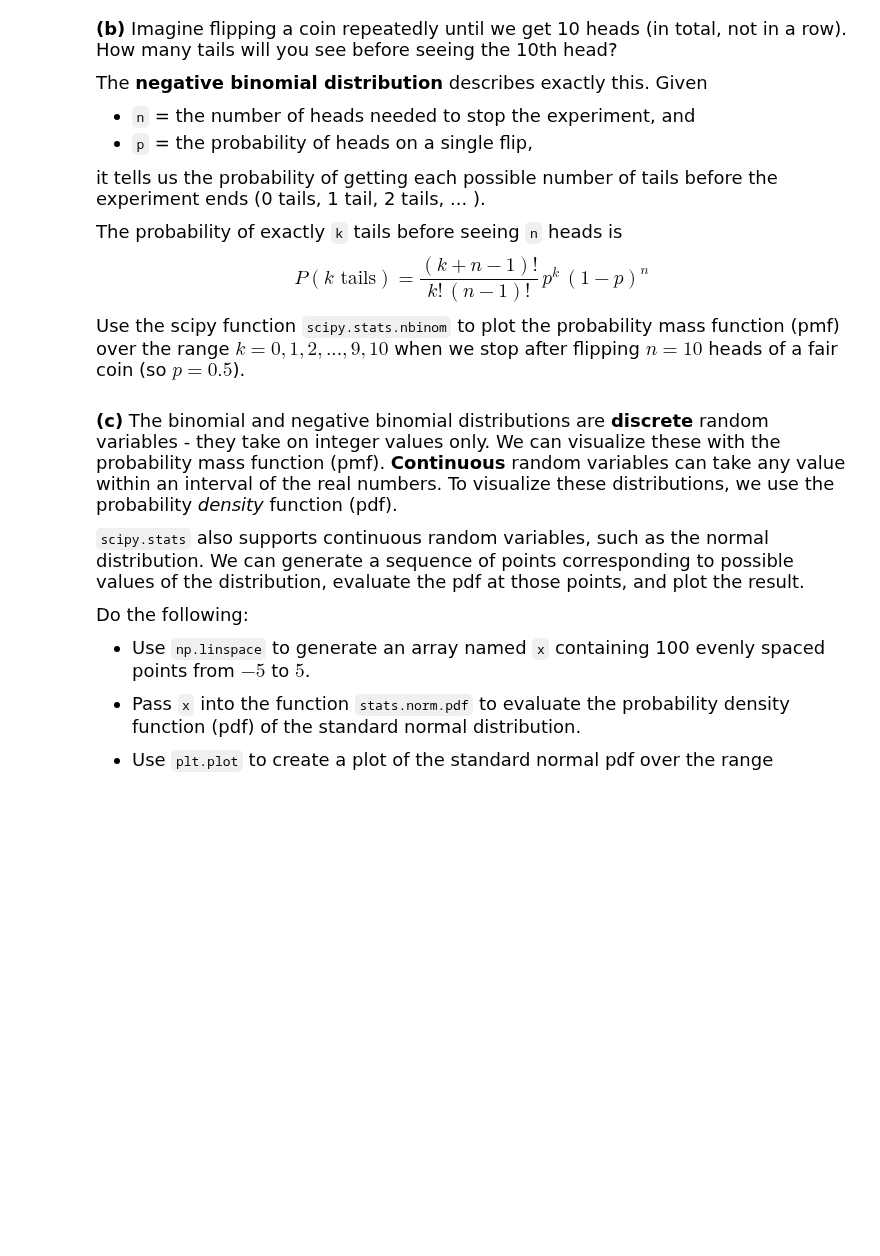
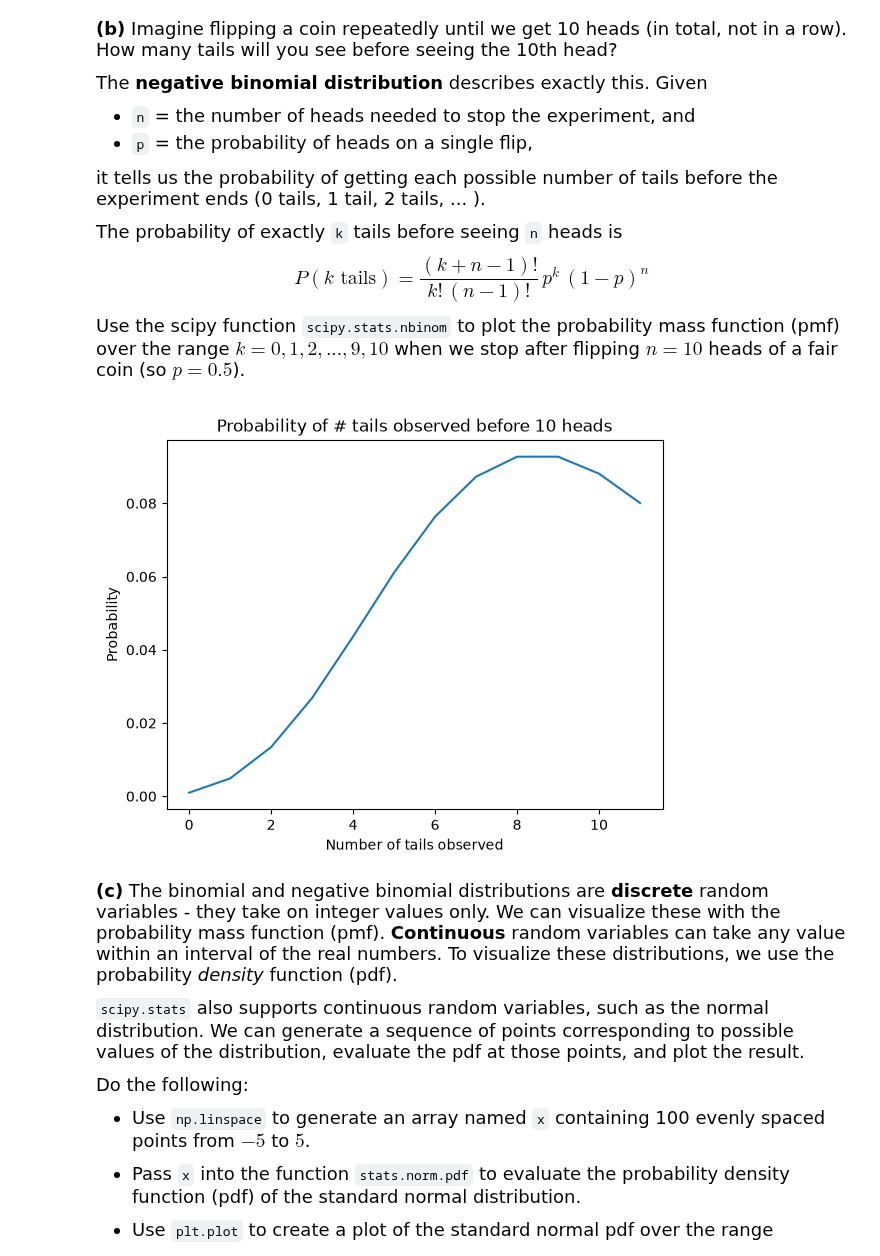
Before and after one commit to naomilai/datasci185fall2026, a Jupyter notebook: _assignments/assignment_3/Assignment3-v2.ipynb, the cells around one changed output. Saved outputs shown, nothing was run; the diff lists cells and outputs as text; code cells hidden in the pictures; blank space fills up the shorter version.

```diff
--- a/_assignments/assignment_3/Assignment3-v2.ipynb
+++ b/_assignments/assignment_3/Assignment3-v2.ipynb
@@ -43,6 +51,23 @@ $$P(k \text{ tails}) = \frac{(k+n-1)!}{k!\,(n-1)!}\, p^{k}\,(1-p)^{n}$$
 Use the scipy function `scipy.stats.nbinom` to plot the probability mass function (pmf) over the range $k=0, 1, 2, ..., 9, 10$ when we stop after flipping $n=10$ heads of a fair coin (so $p = 0.5$).
 # %%
 # your code here
+import matplotlib.pyplot as plt
+import scipy.stats as stats
+
+k = [0, 1, 2, 3, 4, 5, 6, 7,8, 9, 10, 11]
+p = 0.5
+n = 10
+
+pmf = stats.nbinom.pmf(k, n, p)
+
+
+plt.plot(k, pmf)
+plt.xlabel("Number of tails observed")
+plt.ylabel("Probability")
+plt.title("Probability of # tails observed before 10 heads")
+plt.show()
+# %% [output]
+[figure, added]
 # %% [markdown]
 <font size = "4">
 
```
Also changed, not shown: parts of 4 cells of this notebook.
